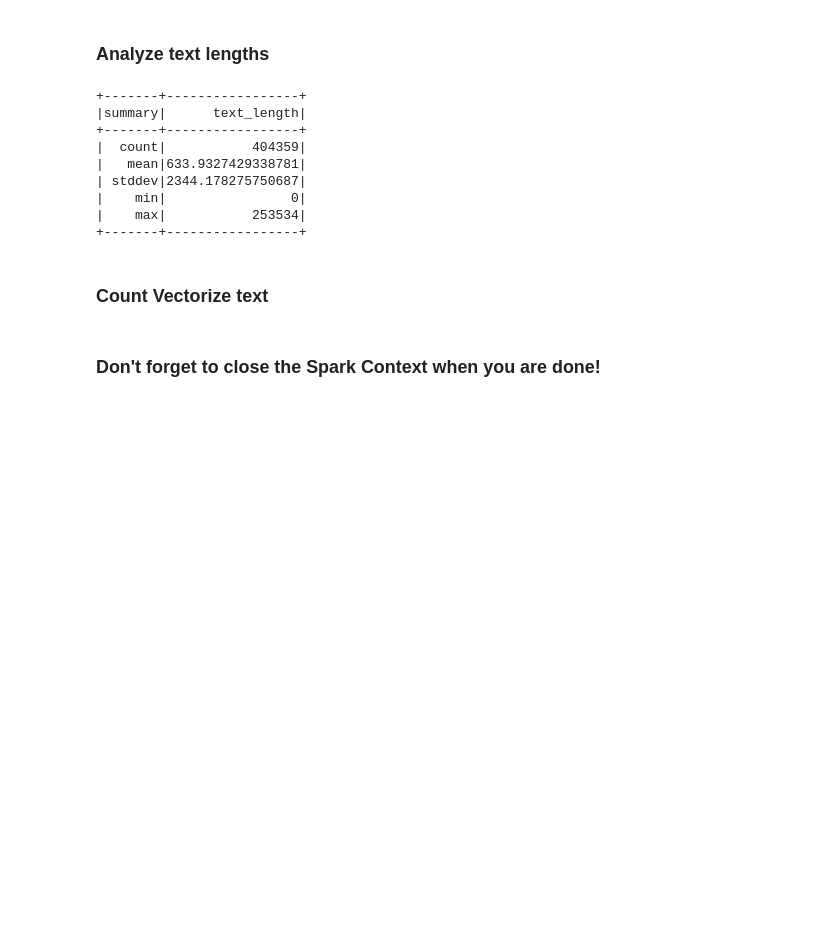
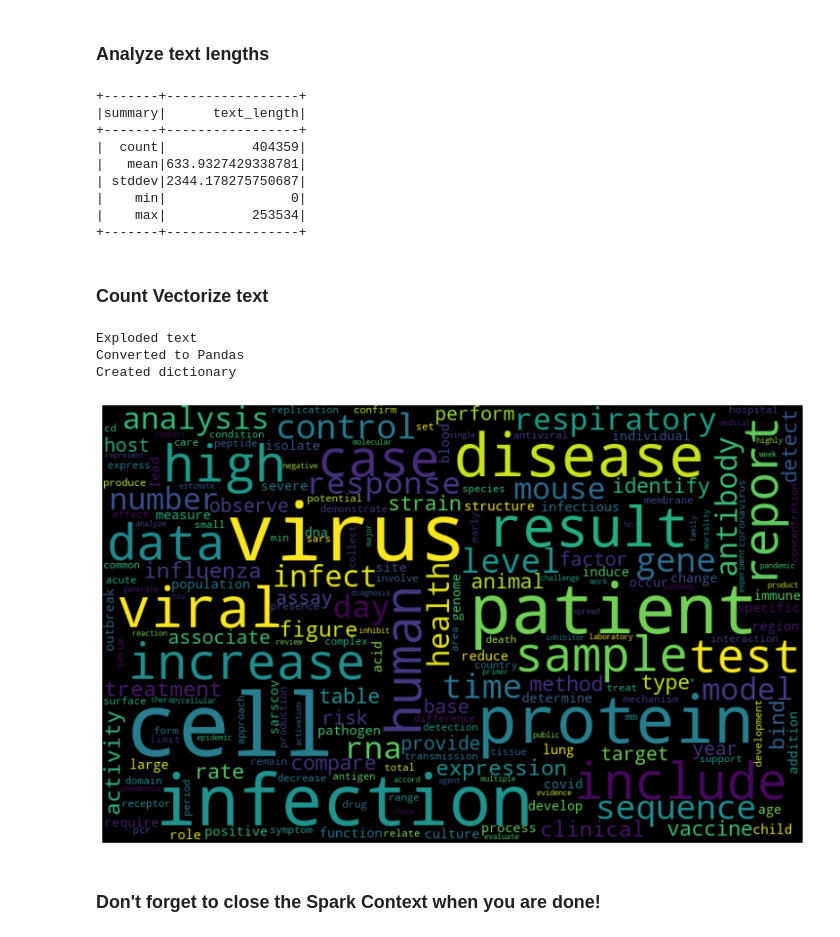
Before and after one commit to rikzandbelt/SDDM, a Jupyter notebook: eda.ipynb, the cells around one changed output. Drawn from its saved outputs; the diff is of its cells as text; code cells hidden in the pictures; blank space fills up the shorter version.

Commit message:
created wordcloud

```diff
--- a/eda.ipynb
+++ b/eda.ipynb
@@ -16,6 +18,18 @@ from sparknlp.base import Finisher, DocumentAssembler
 from sparknlp.annotator import Tokenizer, Normalizer, LemmatizerModel, StopWordsCleaner
 
 import matplotlib.pyplot as plt
+# %%
+nltk_stopwords = set(stopwords.words('english')) \
+                    .union(set(stopwords.words('german'))) \
+                    .union(set(stopwords.words('french')))
+gensim_stopwords = set(gensim_words)
+spacy_stopwords = sp.Defaults.stop_words
+cwf_stopwords = set(line.strip() for line in open('stop_words.txt'))
+
+all_stopwords = list( nltk_stopwords \
+                        .union(gensim_stopwords) \
+                        .union(spacy_stopwords) \
+                        .union(cwf_stopwords) )
 # %% [markdown]
 ### Create a Spark Context  and a SQL Context
 # %%
@@ -23,8 +37,9 @@ import matplotlib.pyplot as plt
 spark = SparkSession.builder \
         .master('local[*]') \
         .appName('SDDM') \
-        .config('spark.executor.memory', '16g') \
-        .config('spark.executor.cores', '5') \
+        .config('spark.driver.memory', '64g') \
+        .config('spark.executor.memory', '32g') \
+        .config('spark.executor.cores', '8') \
         .config('spark.jars.packages', 'com.johnsnowlabs.nlp:spark-nlp_2.11:2.5.0') \
         .getOrCreate()
 print("Created a SparkSession")
@@ -32,6 +47,8 @@ sc = spark.sparkContext
 print("Created a SparkContext")
 sqlContext = SQLContext(sc)
 print("Created a SQLContext")
+
+# .config('spark.memory.fraction', '0.8') \
 # %% [output]
 Created a SparkSession
 Created a SparkContext
@@ -88,11 +105,10 @@ lemmatizer = LemmatizerModel.pretrained() \
                 .setOutputCol('lemma')
 
 # StopWordsCleaner removes stop words
-eng_stopwords = stopwords.words('english')
 stopwords_cleaner = StopWordsCleaner() \
                         .setInputCols(['lemma']) \
                         .setOutputCol('clean_lemma') \
-                        .setCaseSensitive(False).setStopWords(eng_stopwords)
+                        .setCaseSensitive(False).setStopWords(all_stopwords)
 
 # Finisher converts clean tokens to human-readable output
 finisher = Finisher() \
@@ -180,8 +196,13 @@ df_text.select('text_length').describe().show()
 # %% [markdown]
 ### Count Vectorize text
 # %%
-df_text_expl = df_text.withColumn('exploded_text', explode(col('preprocessed')))
-
-counts = df_text_expl.groupby('exploded_text').count()
-counts_df = counts.toPandas()
-counts_dict = {counts_df.loc[i, 'exploded_text']:counts_df.loc[i, 'count'] for i in range(counts_df.shape[0])}
+df_counts = df_text.withColumn('exploded_text', explode(col('preprocessed')))
+print("Exploded text")
+df_counts = df_counts.groupby('exploded_text').count().toPandas()
+print("Converted to Pandas")
+counts_dict = {df_counts.loc[i, 'exploded_text']:df_counts.loc[i, 'count'] for i in range(df_counts.shape[0])}
+print("Created dictionary")
+# %% [output]
+Exploded text
+Converted to Pandas
+Created dictionary
@@ -190,16 +209,16 @@ counts_df.head()
 # %%
 from wordcloud import WordCloud
 
-# df_pd = df_text.toPandas() #converting spark dataframes to pandas dataframes
-# df_pd.plot.barh(x='Keywords', y='Frequency', rot=1, figsize=(10,8))
+wordcloud = WordCloud(width=800, height=500, random_state=21, max_font_size=100, relative_scaling=0.5) \
+                .generate_from_frequencies(counts_dict)
+wordcloud.to_file("img/wordcloud.png")
 
-# wordcloudConvertDF = df_pd.set_index('Keywords').T.to_dict('records')
-wordcloud = WordCloud(width=800, height=500, random_state=21, max_font_size=100, relative_scaling=0.5) \
-                .generate_from_frequencies(counts_df)
 plt.figure(figsize=(14, 10))
 plt.imshow(wordcloud, interpolation="bilinear")
 plt.axis('off')
 plt.show()
+# %% [output]
+[figure, added]
 # %% [markdown]
 ### Don't forget to close the Spark Context when you are done!
 # %%
```
Also changed, not shown: parts of 3 cells of this notebook.
